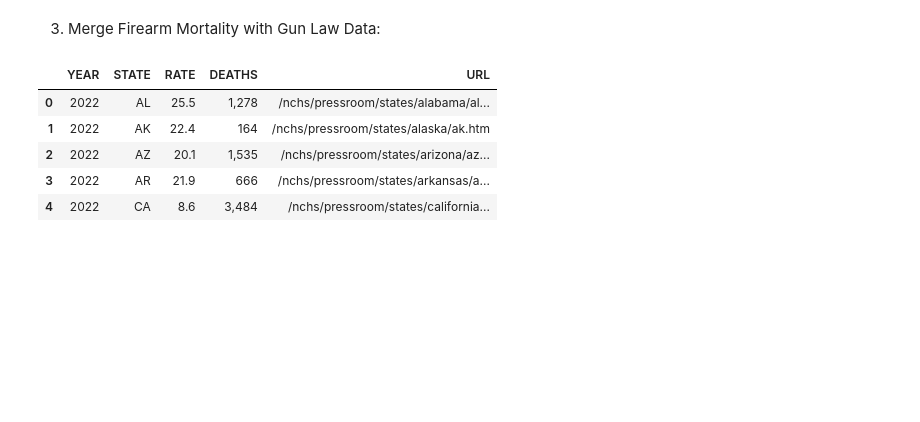
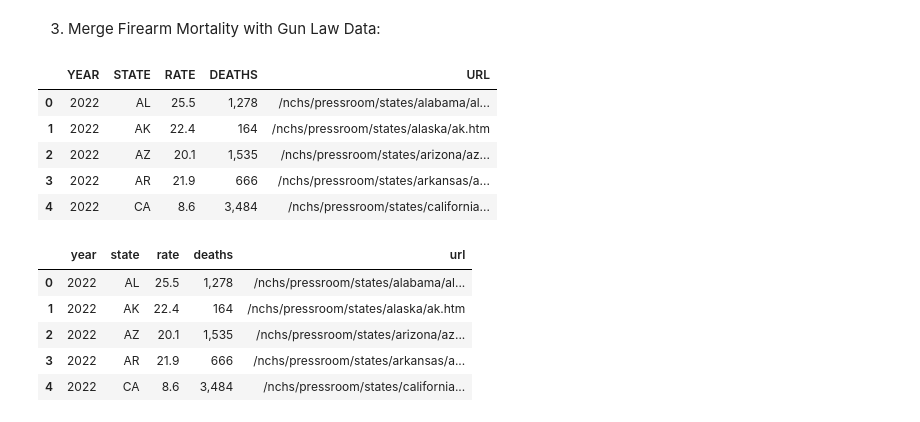
Before and after one commit to waheeb123/Data-608, a Jupyter notebook: Story_3_.ipynb, the cells around one changed output. Saved outputs shown, nothing was run; the diff lists cells and outputs as text; code cells hidden in the pictures; blank space fills up the shorter version.

```diff
--- a/Story_3_.ipynb
+++ b/Story_3_.ipynb
@@ -66,3 +66,21 @@ df_firearm.head()
 | 2 | 2022 | AZ | 20.1 | 1,535 | /nchs/pressroom/states/arizona/az... |
 | 3 | 2022 | AR | 21.9 | 666 | /nchs/pressroom/states/arkansas/a... |
 | 4 | 2022 | CA | 8.6 | 3,484 | /nchs/pressroom/states/california... |
+# %%
+# Load the firearm mortality data from the CSV file
+df_firearm_mortality = pd.read_csv('/content/data-table.csv')
+
+# Check the structure of the data
+df_firearm_mortality.head()
+
+# Rename the columns to match merging criteria if necessary
+df_firearm_mortality.columns = ['year', 'state', 'rate', 'deaths', 'url']
+# %%
+df_firearm_mortality.head()
+# %% [output]
+|  | year | state | rate | deaths | url |
+| 0 | 2022 | AL | 25.5 | 1,278 | /nchs/pressroom/states/alabama/al... |
+| 1 | 2022 | AK | 22.4 | 164 | /nchs/pressroom/states/alaska/ak.htm |
+| 2 | 2022 | AZ | 20.1 | 1,535 | /nchs/pressroom/states/arizona/az... |
+| 3 | 2022 | AR | 21.9 | 666 | /nchs/pressroom/states/arkansas/a... |
+| 4 | 2022 | CA | 8.6 | 3,484 | /nchs/pressroom/states/california... |
```
Also changed, not shown: parts of 2 cells of this notebook.
